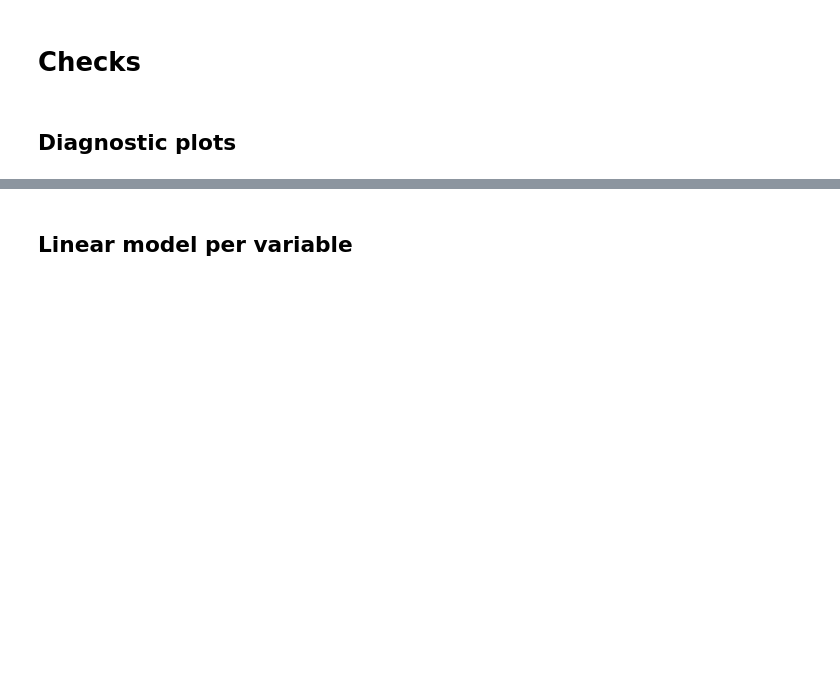
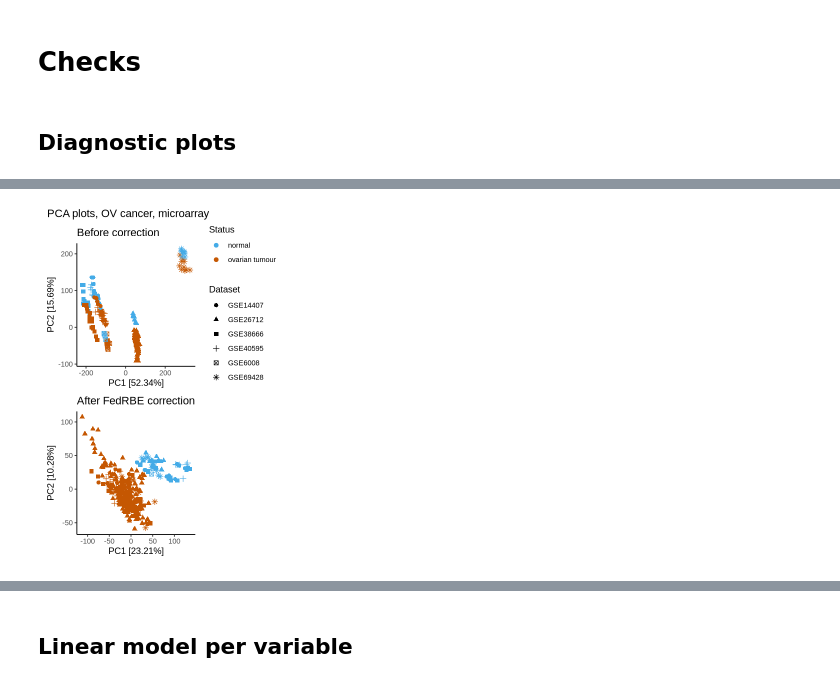
Before and after one commit to Freddsle/fedRBE, a Jupyter notebook: evaluation/evaluation_microarray.ipynb, the cells around one changed output, grey strips where cells are left out. Drawn from its saved outputs; the diff is of its cells as text; code cells hidden in the pictures; blank space fills up the shorter version.

```diff
--- a/evaluation/evaluation_microarray.ipynb
+++ b/evaluation/evaluation_microarray.ipynb
@@ -75,2 +90,19 @@ Warning message:
+# %%
+pca_plot_uncorrected <- pca_plot(central_uncorrected, metadata,
+    title = paste("Before correction"),
+    quantitative_col_name = "file", col_col= "Status", shape_col ="Dataset", show_legend=T, cbPalette=c("#44abe7", "#c55702"))
+pca_plot_fed <- pca_plot(central_corrected, metadata,
+    title = paste("After FedRBE correction"),
+    quantitative_col_name = "file", col_col= "Status", shape_col ="Dataset", show_legend=F, cbPalette=c("#44abe7", "#c55702"))
+
+
+
+layout <- pca_plot_uncorrected /
+          pca_plot_fed
+layout <- layout + plot_annotation("PCA plots, OV cancer, microarray")
+options(repr.plot.width=4.2, repr.plot.height=6)
+layout
+# %% [output]
+[figure, added]
 # %%
 # sample 7000 rows for boxplots
```
Also changed, not shown: parts of 17 cells of this notebook, 50 other files.
